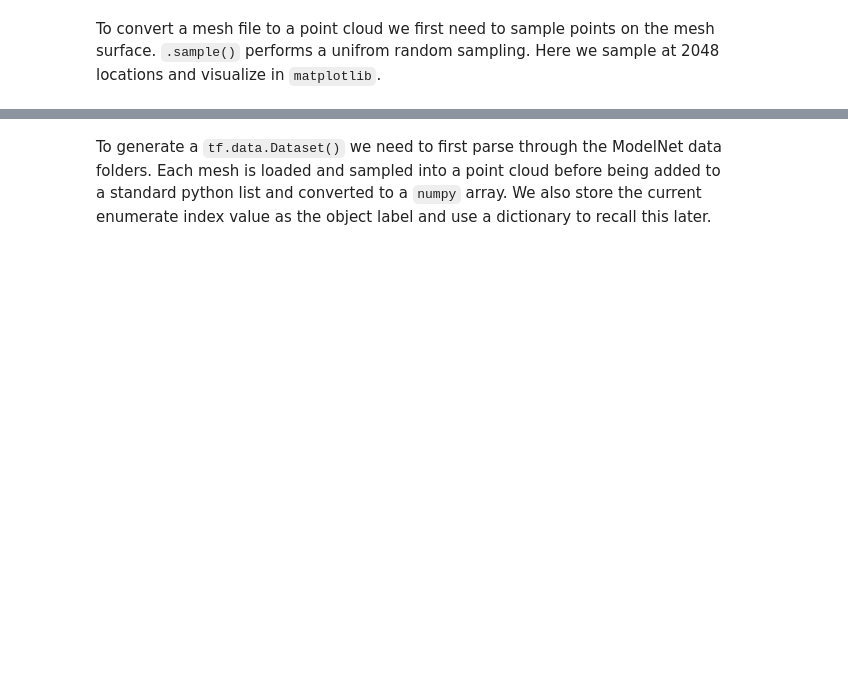
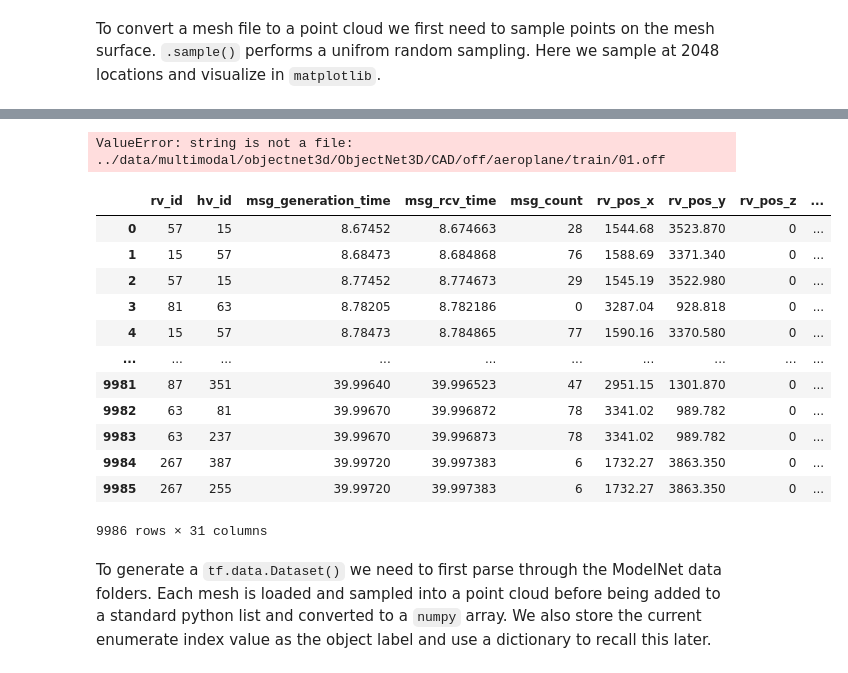
Before and after one commit to shahriar0651/multi-modal-sec, a Jupyter notebook: pointnet.ipynb, the cells around one changed output, grey strips where cells are left out. Cells and saved outputs as stored; diff of their text form; code cells hidden in the pictures; blank space fills up the shorter version.

Commit message:
read off files

```diff
--- a/pointnet.ipynb
+++ b/pointnet.ipynb
@@ -66,3 +104,25 @@ plt.show()
+# %%
+mesh = trimesh.load('../data/multimodal/objectnet3d/ObjectNet3D/CAD/off/aeroplane/train/01.off')
+mesh.show()
+# %% [output]
+ValueError: string is not a file: ../data/multimodal/objectnet3d/ObjectNet3D/CAD/off/aeroplane/train/01.off
+# %%
+import pandas as pd
+pd.read_csv('../data/v2x/intern_data/ambients/trace-NoAttacks.csv')
+# %% [output]
+|  | rv_id | hv_id | msg_generation_time | msg_rcv_time | msg_count | rv_pos_x | rv_pos_y | rv_pos_z | ... |
+| 0 | 57 | 15 | 8.67452 | 8.674663 | 28 | 1544.68 | 3523.870 | 0 | ... |
+| 1 | 15 | 57 | 8.68473 | 8.684868 | 76 | 1588.69 | 3371.340 | 0 | ... |
+| 2 | 57 | 15 | 8.77452 | 8.774673 | 29 | 1545.19 | 3522.980 | 0 | ... |
+| 3 | 81 | 63 | 8.78205 | 8.782186 | 0 | 3287.04 | 928.818 | 0 | ... |
+| 4 | 15 | 57 | 8.78473 | 8.784865 | 77 | 1590.16 | 3370.580 | 0 | ... |
+| ... | ... | ... | ... | ... | ... | ... | ... | ... | ... |
+| 9981 | 87 | 351 | 39.99640 | 39.996523 | 47 | 2951.15 | 1301.870 | 0 | ... |
+| 9982 | 63 | 81 | 39.99670 | 39.996872 | 78 | 3341.02 | 989.782 | 0 | ... |
+| 9983 | 63 | 237 | 39.99670 | 39.996873 | 78 | 3341.02 | 989.782 | 0 | ... |
+| 9984 | 267 | 387 | 39.99720 | 39.997383 | 6 | 1732.27 | 3863.350 | 0 | ... |
+| 9985 | 267 | 255 | 39.99720 | 39.997383 | 6 | 1732.27 | 3863.350 | 0 | ... |
+9986 rows × 31 columns
 # %% [markdown]
 To generate a `tf.data.Dataset()` we need to first parse through the ModelNet data
 folders. Each mesh is loaded and sampled into a point cloud before being added to a
```
Also changed, not shown: parts of 9 cells of this notebook, 2 other files.
